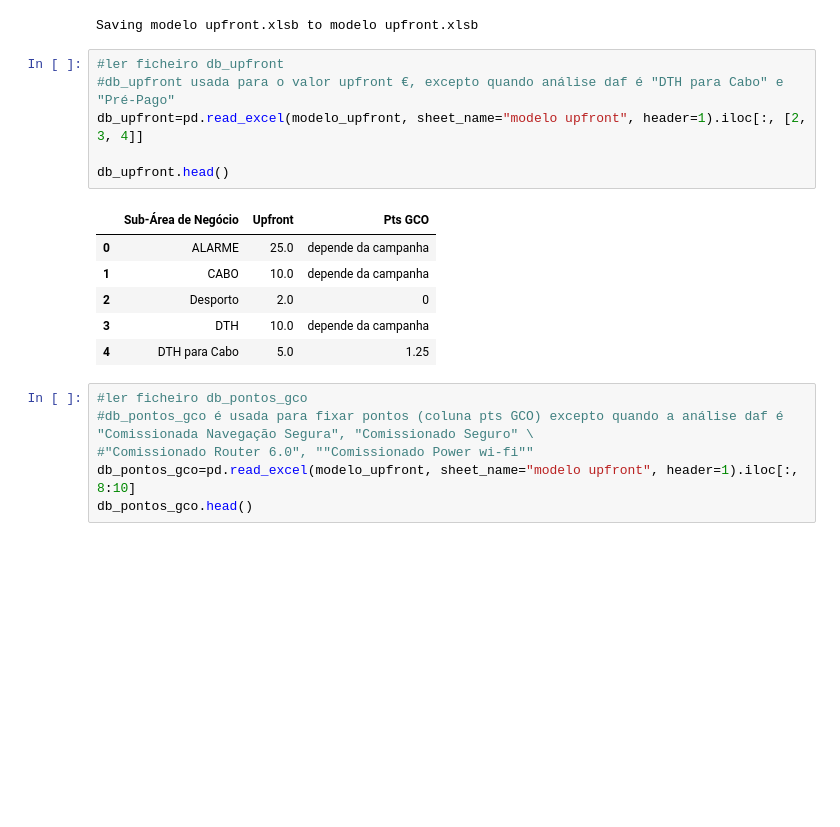
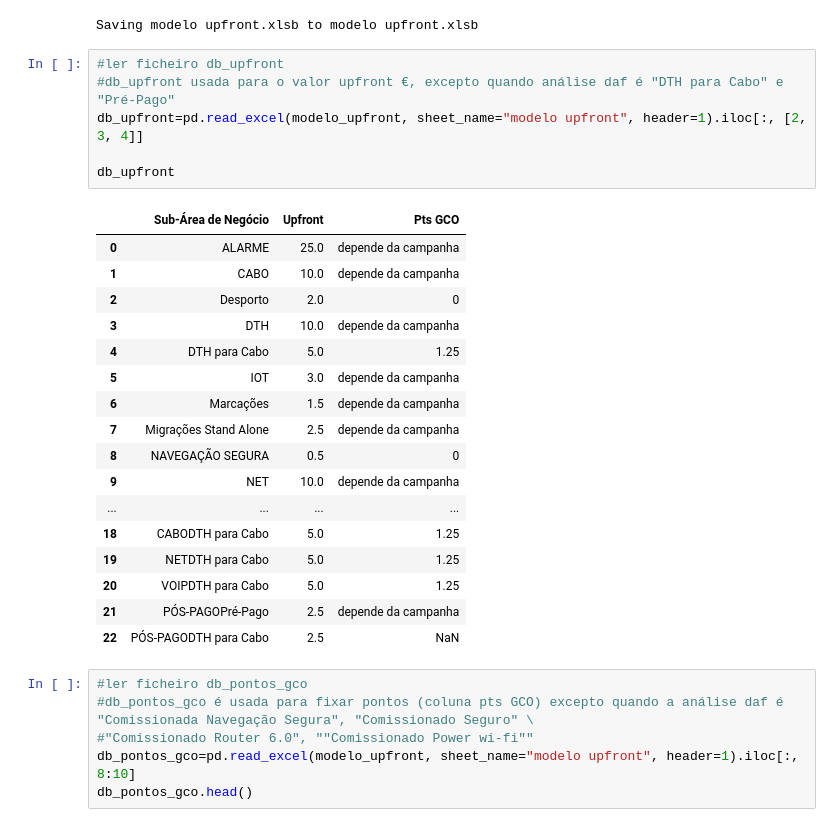
Before and after one commit to josepmatias/ONE, a Jupyter notebook: auto_campanhas.ipynb, the cells around one changed output. Cells and saved outputs as stored; diff of their text form; blank space fills up the shorter version.

```diff
--- a/auto_campanhas.ipynb
+++ b/auto_campanhas.ipynb
@@ -36,16 +36,27 @@ Saving modelo upfront.xlsb to modelo upfront.xlsb
 # %%
 #ler ficheiro db_upfront
 #db_upfront usada para o valor upfront €, excepto quando análise daf é "DTH para Cabo" e "Pré-Pago"
 db_upfront=pd.read_excel(modelo_upfront, sheet_name="modelo upfront", header=1).iloc[:, [2, 3, 4]]
 
-db_upfront.head()
+db_upfront
 # %% [output]
 |  | Sub-Área de Negócio | Upfront | Pts GCO |
 | 0 | ALARME | 25.0 | depende da campanha |
 | 1 | CABO | 10.0 | depende da campanha |
 | 2 | Desporto | 2.0 | 0 |
 | 3 | DTH | 10.0 | depende da campanha |
 | 4 | DTH para Cabo | 5.0 | 1.25 |
+| 5 | IOT | 3.0 | depende da campanha |
+| 6 | Marcações | 1.5 | depende da campanha |
+| 7 | Migrações Stand Alone | 2.5 | depende da campanha |
+| 8 | NAVEGAÇÃO SEGURA | 0.5 | 0 |
+| 9 | NET | 10.0 | depende da campanha |
+| ... | ... | ... | ... |
+| 18 | CABODTH para Cabo | 5.0 | 1.25 |
+| 19 | NETDTH para Cabo | 5.0 | 1.25 |
+| 20 | VOIPDTH para Cabo | 5.0 | 1.25 |
+| 21 | PÓS-PAGOPré-Pago | 2.5 | depende da campanha |
+| 22 | PÓS-PAGODTH para Cabo | 2.5 | NaN |
 # %%
 #ler ficheiro db_pontos_gco
 #db_pontos_gco é usada para fixar pontos (coluna pts GCO) excepto quando a análise daf é "Comissionada Navegação Segura", "Comissionado Seguro" \
```
Also changed, not shown: parts of 5 cells of this notebook.
